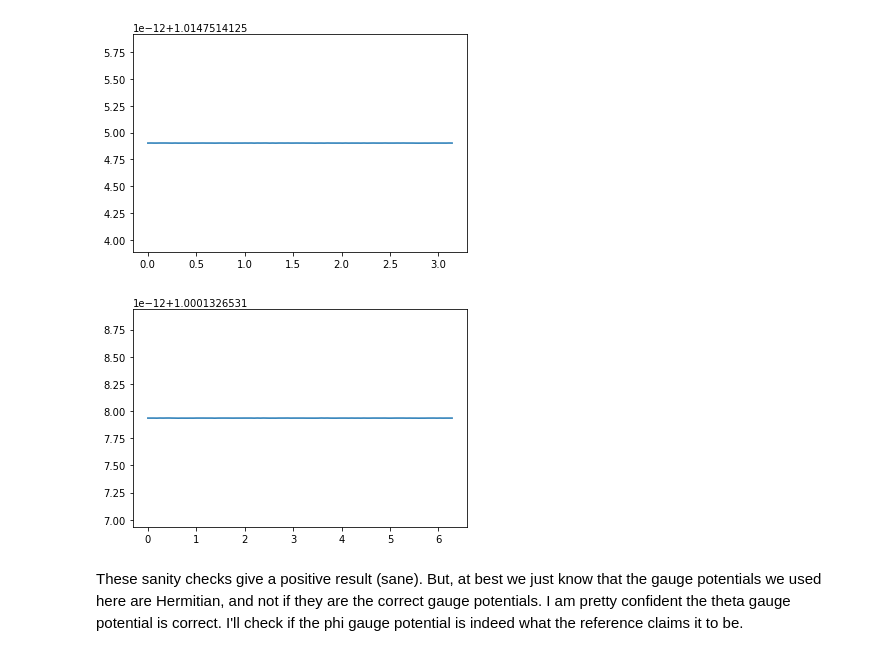
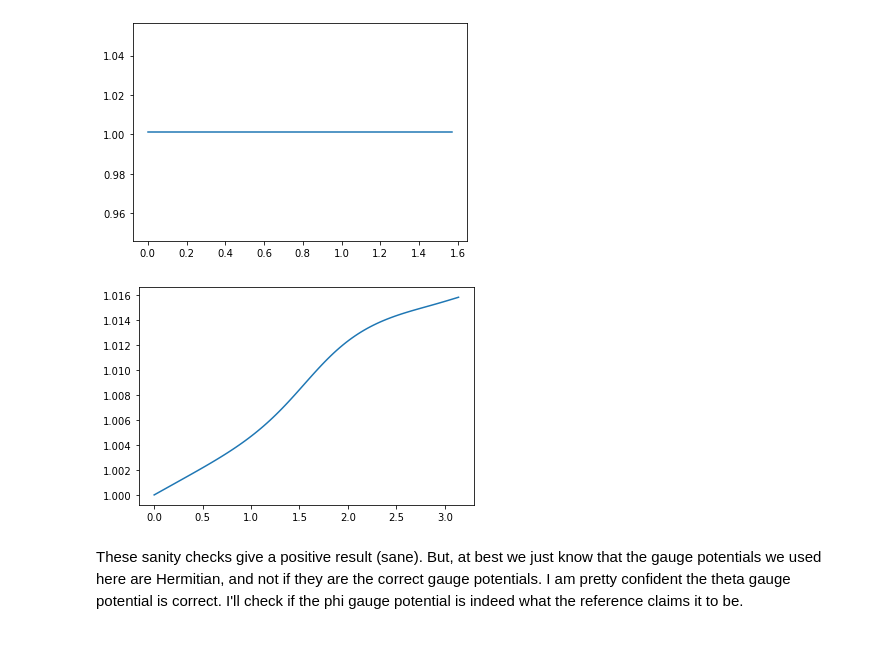
Before and after one commit to krlodeleon/fubinistudy, a Jupyter notebook: Su22_project.ipynb, the cells around one changed output. Drawn from its saved outputs; the diff is of its cells as text; code cells hidden in the pictures.

```diff
--- a/Su22_project.ipynb
+++ b/Su22_project.ipynb
@@ -122,19 +167,0 @@ def gauge_theta(vector,theta,phi,h=1,J=1):
-# %%
-#Constructing theta unitary operators
-def unitary_dtheta(vector,dtheta,theta0,phi0,h=1,J=1):
-    return vector - 1j*dtheta*gauge_theta(vector,theta0,phi0,h,J)
-
-def propagator_theta(vector,dtheta,steps,theta_init,phi,h=1,J=1):
-    output = np.empty([steps+1,2**L]).astype(complex)
-    output[0,:] = vector[:]
-
-    state = np.empty(2**L).astype(complex)
-    state[:] = vector[:]
-    theta0 = theta_init
-
-    for i in range(1,steps+1):
-        output[i,:] = unitary_dtheta(state,dtheta,theta0,phi,h=1,J=1)[:]
-        state[:] = output[i,:]
-        theta0 += dtheta
-
-    return output
@@ -161,15 +173,15 @@ J = 2
 #Setting theta data points
 theta_start = 0
 theta_end = np.pi
-theta_data_points = 100 #Not including theta_start (total data points will be *_data_points + 1)
+theta_data_points = 1000 #Not including theta_start (total data points will be *_data_points + 1)
 interval_theta = abs(theta_end-theta_start)/theta_data_points
 
 theta_vals = np.linspace(theta_start,theta_end,theta_data_points+1)
 
 #Setting phi data points
 phi_start = 0
-phi_end = 2*np.pi
-phi_data_points = 100 #Not including phi_start (total data points will be *_data_points + 1)
+phi_end = np.pi/2
+phi_data_points = 3 #Not including phi_start (total data points will be *_data_points + 1)
 interval_phi = abs(phi_end-phi_start)/phi_data_points
 
 phi_vals = np.linspace(phi_start,phi_end,phi_data_points+1)
@@ -219,18 +325,18 @@ plt.show()
 # %%
 #Sanity check. This is a plot of <0(theta,phi)|0(theta,phi)> vs. phi. We expect a constant unity value for the former.
-jj = 90 #theta
+jj = 9 #theta
 
-plt.plot(theta_vals,[np.real(np.vdot(ground_kets[ii,jj],ground_kets[ii,jj])) for ii in range(len(phi_vals))])
+plt.plot(phi_vals,[np.real(np.vdot(ground_kets[ii,jj],ground_kets[ii,jj])) for ii in range(len(phi_vals))])
 plt.show()
 # %% [output]
-[figure, old version]
+[figure, new version]
 # %%
 #Sanity check. This is a plot of <0(theta,phi)|0(theta,phi)> vs. theta. We expect a constant unity value for the former.
-jj = 9 #phi
+ii = 0 #phi
 
-plt.plot(phi_vals,[np.real(np.vdot(ground_kets[ii,jj],ground_kets[ii,jj])) for ii in range(len(theta_vals))])
+plt.plot(theta_vals,[np.real(np.vdot(ground_kets[ii,jj],ground_kets[ii,jj])) for jj in range(len(theta_vals))])
 plt.show()
 # %% [output]
-[figure, old version]
+[figure, new version]
 # %% [markdown]
 These sanity checks give a positive result (sane). But, at best we just know that the gauge potentials we used here are Hermitian, and not if they are the correct gauge potentials. I am pretty confident the theta gauge potential is correct. I'll check if the phi gauge potential is indeed what the reference claims it to be.
```
Also changed, not shown: parts of 16 cells of this notebook.
